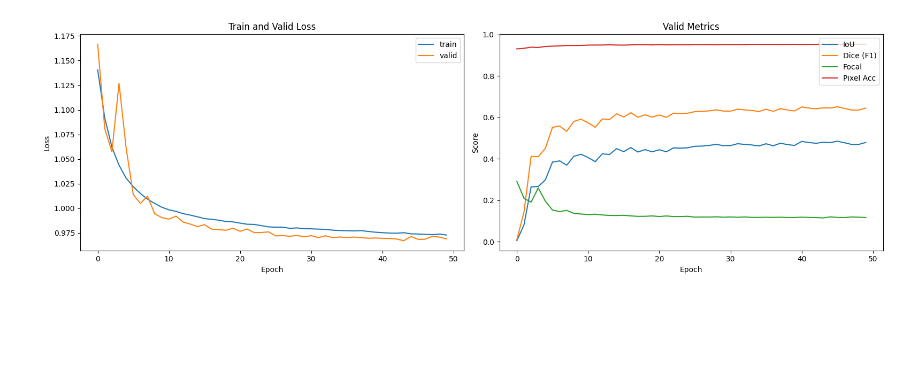
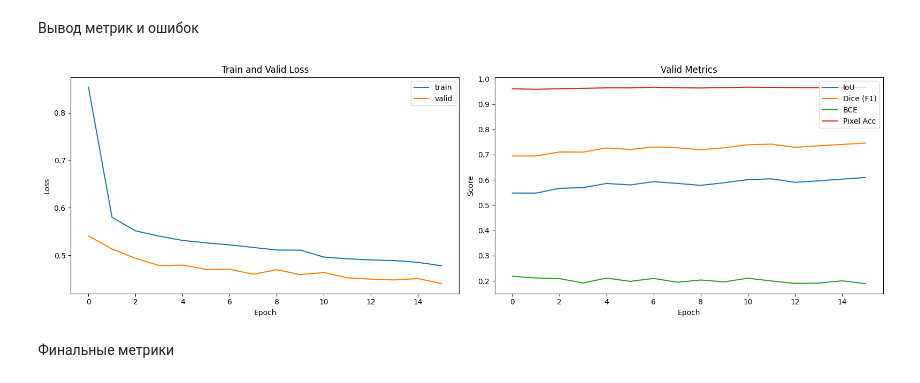
Before and after one commit to GolomolzinDaniil/AI_labs, a Jupyter notebook: 2lab/main.ipynb, the cells around one changed output. Drawn from its saved outputs; the diff is of its cells as text; code cells hidden in the pictures; blank space fills up the shorter version.

```diff
--- a/2lab/main.ipynb
+++ b/2lab/main.ipynb
@@ -109,10 +93,12 @@ valid_samples = len(validloader.dataset)
 iouses, dices, bceses, accses = [], [], [], []
 train_losses, valid_losses = [], []
 
-EPOCH = 50
-# NUM_UPDATE = 5
-# koef = 0.8
-# step_koef = (1 - koef) / (EPOCH//NUM_UPDATE)
+EPOCH = 20
+
+green = "\033[92m"
+reset = "\033[0m"
+
+koef = 0.9
 model.train()
 best_iou = -1
 for epoch in range(EPOCH):
@@ -129,8 +115,8 @@ for epoch in range(EPOCH):
 
         y_pred = model(xb)
 
-        # loss = dice_func(torch.sigmoid(y_pred), yb) * koef + bce_func(y_pred, yb) * (1 - koef)
-        loss = dice_func(torch.sigmoid(y_pred), yb_float) + bce_func(y_pred, yb_float)
+        loss = dice_func(y_pred, yb_float) + bce_func(y_pred, yb_float)
+        # loss = dice_func(y_pred, yb_float) * koef + bce_func(y_pred, yb_float) * (1 - koef)
 
         loss.backward()
 
@@ -156,7 +142,7 @@ for epoch in range(EPOCH):
             y_pred = model(xb)
             bce_val = bce_func(y_pred, yb_float)
 
-            tp, fp, fn, tn = smp.metrics.get_stats(torch.sigmoid(y_pred), yb_long, mode='binary', threshold=.5)
+            tp, fp, fn, tn = smp.metrics.get_stats(torch.sigmoid(y_pred), yb_long, mode='binary', threshold=.3)
 
             iou_val  = smp.metrics.iou_score(tp, fp, fn, tn).mean()
             dice_val = smp.metrics.f1_score(tp, fp, fn, tn).mean()
@@ -167,8 +153,9 @@ for epoch in range(EPOCH):
             acc += acc_val.item() * bs
             bce += bce_val.item() * bs
 
-            # loss = dice_func(torch.sigmoid(y_pred), yb) * koef + bce_func(y_pred, yb) * (1 - koef)
-            loss = dice_func(torch.sigmoid(y_pred), yb_float) + bce_func(y_pred, yb_float)
+            loss = dice_func(y_pred, yb_float) + bce_func(y_pred, yb_float)
+            # loss = dice_func(y_pred, yb_float) * koef + bce_func(y_pred, yb_float) * (1 - koef)
+
 
             curr_loss += loss.item() * bs
 
@@ -185,13 +172,15 @@ for epoch in range(EPOCH):
 
         valid_losses.append(av_loss)
 
-        print(f'Epoch: [ {epoch+1:^2} / {EPOCH} ]   time: {elapsed()}')
-        print(f'  all: {av_loss:.4f}, iou: {av_iou:.4f}, dice: {av_dice:.4f}, bce: {av_bce:.4f}, acc: {av_acc:.4f}')
+        print(f'Epoch: [ {epoch+1:^2} / {EPOCH} ]   time: {elapsed()}   lr: {optimizer.param_groups[0]["lr"]}')
+        print(f'  All: {av_loss:.4f}, IoU: {green}{av_iou:.4f}{reset}, Dice: {av_dice:.4f}, Bce: {av_bce:.4f}, Acc: {av_acc:.4f}')
 
         if av_iou > best_iou:
-            torch.save(model.state_dict(), 'best_model.pth')
             best_iou = av_iou
+            # torch.save(model.state_dict(), 'best_model.pth')
+            best_model = copy.deepcopy(model)
             print(f'  Сохранена модель {epoch+1} эпохи')
+
+    scheduler.step(av_iou)
     model.train()
-    scheduler.step(av_iou)
 # %% [output]
@@ -215,24 +205,24 @@ Epoch: [ 50 / 50 ]   time: 12:56:04
+# %% [markdown]
+Вывод метрик и ошибок
 # %%
-import matplotlib.pyplot as plt
-
 fig, ax = plt.subplots(1, 2, figsize=(16, 5))
 
 ax[0].set_title('Train and Valid Loss')
 ax[0].plot(train_losses, label='train')
 ax[0].plot(valid_losses, label='valid')
 ax[0].set_xlabel('Epoch')
 ax[0].set_ylabel('Loss')
 ax[0].legend()
 
 ax[1].set_title('Valid Metrics')
 ax[1].plot(iouses, label='IoU')
 ax[1].plot(dices, label='Dice (F1)')
-ax[1].plot(bceses, label='Focal')
+ax[1].plot(bceses, label='BCE')
 ax[1].plot(accses, label='Pixel Acc')
 ax[1].set_xlabel('Epoch')
 ax[1].set_ylabel('Score')
 ax[1].legend()
 
 plt.tight_layout()
 # %% [output]
-[figure, old version]
+[figure, new version]
@@ -331,0 +245,2 @@ plt.tight_layout()
+# %% [markdown]
+Финальные метрики
```
Also changed, not shown: parts of 14 cells of this notebook, 2 other files.
